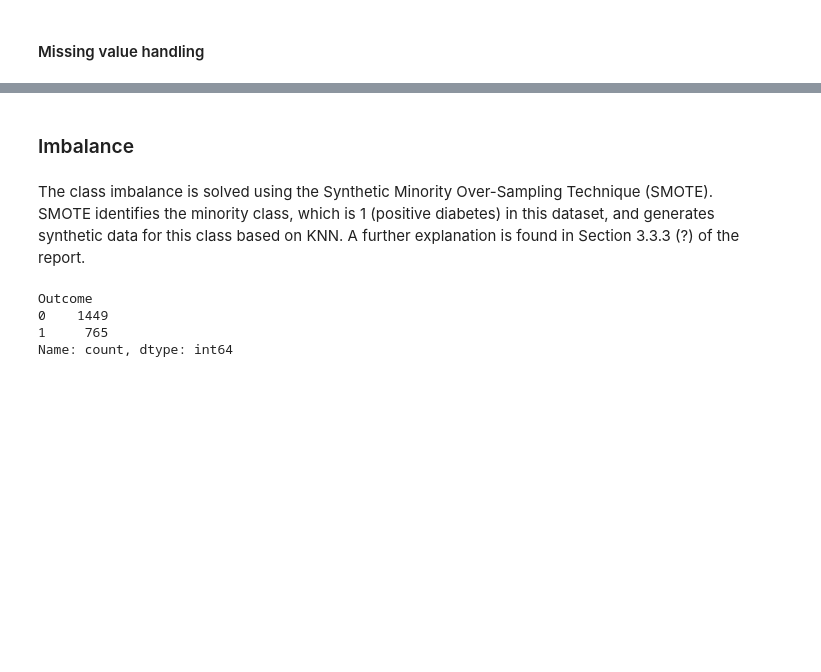
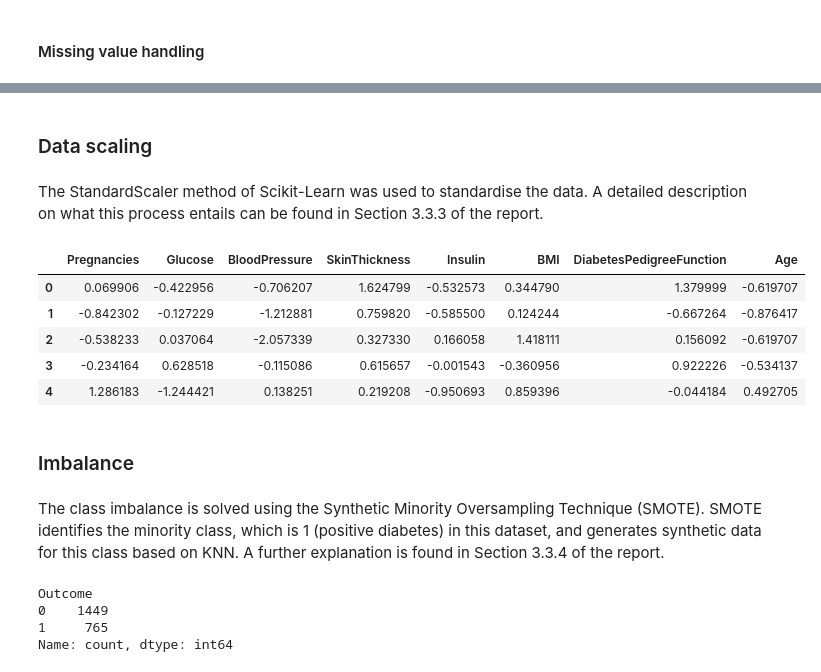
Before and after one commit to LewGoesB00M/CMP6202, a Jupyter notebook: Assignment/Code/CMP6202 Assignment 2.ipynb, the cells around one changed output, grey strips where cells are left out. Cells and saved outputs as stored; diff of their text form; code cells hidden in the pictures; blank space fills up the shorter version.

```diff
--- a/Assignment/Code/CMP6202 Assignment 2.ipynb
+++ b/Assignment/Code/CMP6202 Assignment 2.ipynb
@@ -284,6 +286,11 @@ This dataset does not need any data encoding as all features are already numeric
 ### Data cleaning
 # %% [markdown]
 #### Outlier handling
+# %%
+# DEBUGGING CELL, REMOVE IN FINAL. RECREATES TESTING SET WITH THE TRANSFORMATIONS IN EDA FOR MISSING VALUES.
+X_train, X_test, y_train, y_test = train_test_split(X, y, test_size = 0.2, random_state = 42)
+X_train[["Glucose","Insulin","BloodPressure","SkinThickness","BMI"]] = X_train[["Glucose","Insulin","BloodPressure","SkinThickness","BMI"]].replace(0, np.nan)
+X_test[["Glucose","Insulin","BloodPressure","SkinThickness","BMI"]] = X_test[["Glucose","Insulin","BloodPressure","SkinThickness","BMI"]].replace(0, np.nan)
 # %% [markdown]
 To reduce the significant outliers in certain columns of the dataset, columns were constrained to their 1st and 99th percentiles, as the vast majority of the data was distributed evenly,
 and there were only a small amount of outliers in comparison.
@@ -325,5 +346,35 @@ X_test = pd.DataFrame(X_test, columns = X.columns)
+# %% [markdown]
+### Data scaling
+# %% [markdown]
+The StandardScaler method of Scikit-Learn was used to standardise the data. A detailed description on what this process entails can be found in Section 3.3.3 of the report.
+# %%
+# Instantiate the scaler.
+sc = StandardScaler()
+
+# Fit the scaler to X_train and transform data in it.
+X_train = sc.fit_transform(X_train)
+# As with the imputer, the data can be made back into a
+# DataFrame with column names.
+X_train = pd.DataFrame(X_train, columns = X.columns)
+
+# Only transform the testing data based on the fit from
+# the training set.
+X_test = sc.transform(X_test)
+# As with the imputer, the data can be made back into a
+# DataFrame with column names.
+X_test = pd.DataFrame(X_test, columns = X.columns)
+
+
+X_train.head()
+# %% [output]
+|  | Pregnancies | Glucose | BloodPressure | SkinThickness | Insulin | BMI | DiabetesPedigreeFunction | Age |
+| 0 | 0.069906 | -0.422956 | -0.706207 | 1.624799 | -0.532573 | 0.344790 | 1.379999 | -0.619707 |
+| 1 | -0.842302 | -0.127229 | -1.212881 | 0.759820 | -0.585500 | 0.124244 | -0.667264 | -0.876417 |
+| 2 | -0.538233 | 0.037064 | -2.057339 | 0.327330 | 0.166058 | 1.418111 | 0.156092 | -0.619707 |
+| 3 | -0.234164 | 0.628518 | -0.115086 | 0.615657 | -0.001543 | -0.360956 | 0.922226 | -0.534137 |
+| 4 | 1.286183 | -1.244421 | 0.138251 | 0.219208 | -0.950693 | 0.859396 | -0.044184 | 0.492705 |
 # %% [markdown]
 ### Imbalance
 # %% [markdown]
-The class imbalance is solved using the Synthetic Minority Over-Sampling Technique (SMOTE). SMOTE identifies the minority class, which is 1 (positive diabetes) in this dataset, and generates synthetic data for this class based on KNN. A further explanation is found in Section 3.3.3 (?) of the report.
+The class imbalance is solved using the Synthetic Minority Oversampling Technique (SMOTE). SMOTE identifies the minority class, which is 1 (positive diabetes) in this dataset, and generates synthetic data for this class based on KNN. A further explanation is found in Section 3.3.4 of the report.
 # %%
```
Also changed, not shown: parts of 18 cells of this notebook, 15 other files.
